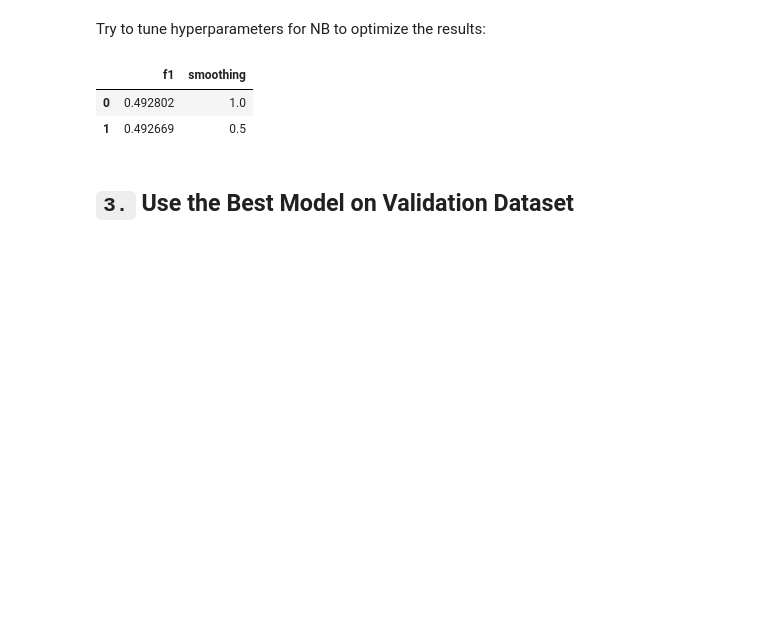
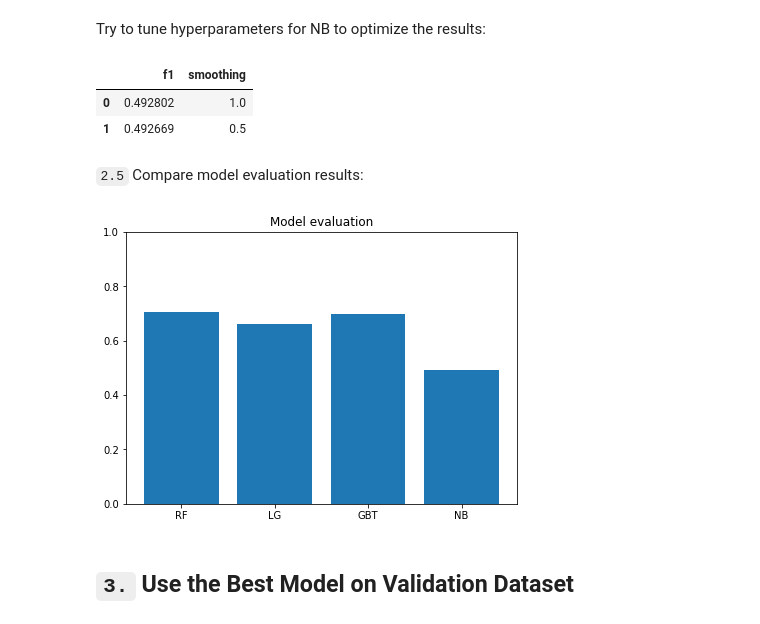
Before and after one commit to Lexie88rus/Udacity-DSND-Capstone-Data-Analysis-with-Spark, a Jupyter notebook: Sparkify Medium.ipynb, the cells around one changed output. Cells and saved outputs as stored; diff of their text form; code cells hidden in the pictures; blank space fills up the shorter version.

```diff
--- a/Sparkify Medium.ipynb
+++ b/Sparkify Medium.ipynb
@@ -979,6 +975,25 @@ validation_results
 |  | f1 | smoothing |
 | 0 | 0.492802 | 1.0 |
 | 1 | 0.492669 | 0.5 |
+# %% [markdown]
+`2.5` Compare model evaluation results:
+# %%
+# plot diagram with model evaluation results
+
+models = ['RF', 'LG', 'GBT', 'NB']
+performance = [0.705275, 0.662829, 0.698134, 0.492669]
+
+fig, ax = plt.subplots(figsize=(7, 5))
+
+x_pos = np.arange(0, 4)
+
+ax.bar(x_pos, performance, tick_label = models)
+ax.set_title('Model evaluation')
+
+plt.ylim(0, 1)
+plt.show()
+# %% [output]
+[figure, added]
 # %% [markdown]
 ## `3.` Use the Best Model on Validation Dataset
 # %%
```
Also changed, not shown: parts of 2 cells of this notebook.
